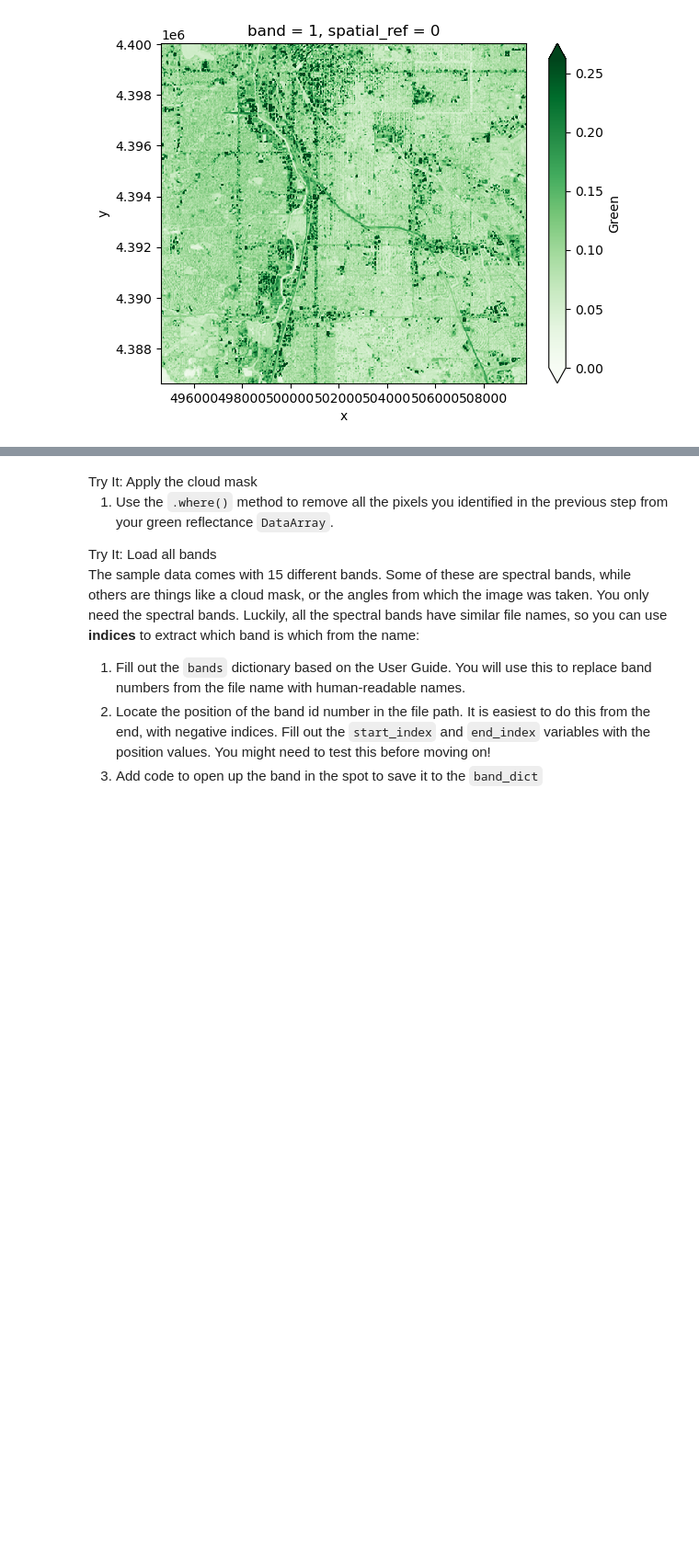
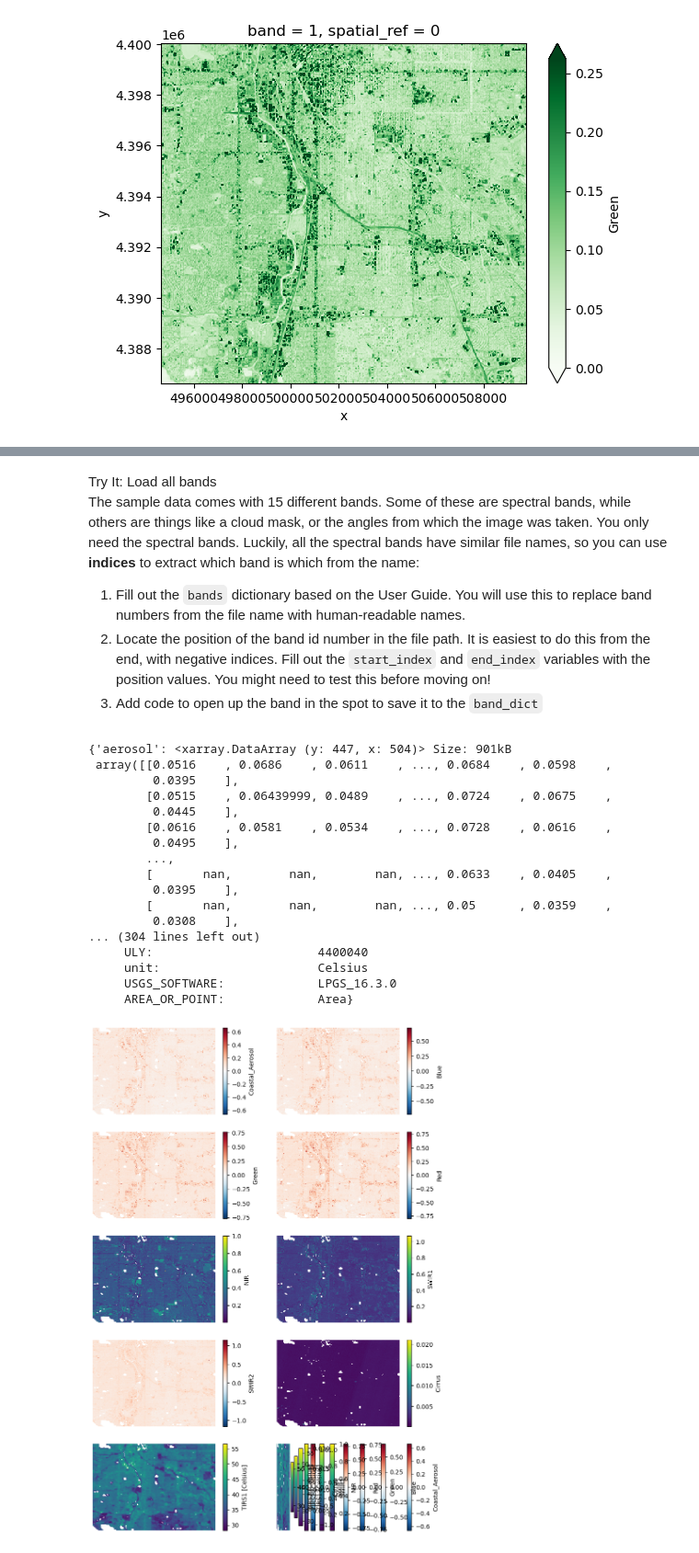
Before and after one commit to earthlab-education/fundamentals-04-redlining-tjstogoski, a Jupyter notebook: notebooks/redlining-32-wrangle-multispectral.ipynb, the cells around one changed output, grey strips where cells are left out. Shown at 92% size. Saved outputs shown, nothing was run; the diff lists cells and outputs as text; code cells hidden in the pictures; blank space fills up the shorter version.

```diff
--- a/notebooks/redlining-32-wrangle-multispectral.ipynb
+++ b/notebooks/redlining-32-wrangle-multispectral.ipynb
@@ -219,10 +264,4 @@ cloud_mask
 # %% [markdown]
-<link rel="stylesheet" type="text/css" href="./assets/styles.css"><div class="callout callout-style-default callout-titled callout-task"><div class="callout-header"><div class="callout-icon-container"><i class="callout-icon"></i></div><div class="callout-title-container flex-fill">Try It: Apply the cloud mask</div></div><div class="callout-body-container callout-body"><ol type="1">
-<li>Use the <code>.where()</code> method to remove all the pixels you
-identified in the previous step from your green reflectance
-<code>DataArray</code>.</li>
-</ol></div></div>
-
 <link rel="stylesheet" type="text/css" href="./assets/styles.css"><div class="callout callout-style-default callout-titled callout-task"><div class="callout-header"><div class="callout-icon-container"><i class="callout-icon"></i></div><div class="callout-title-container flex-fill">Try It: Load all bands</div></div><div class="callout-body-container callout-body"><p>The sample data comes with 15 different bands. Some of these are
 spectral bands, while others are things like a cloud mask, or the angles
 from which the image was taken. You only need the spectral bands.
@@ -243,21 +282,62 @@ position values. You might need to test this before moving on!</li>
 # %%
 # Define band labels
 bands = {
     'B01': 'aerosol',
-    ...
+    'B02': 'blue',
+    'B03': 'green',
+    'B04': 'red',
+    'B05': 'nir',
+    'B06': 'swir1',
+    'B07': 'swir2',
+    'B09': 'cirrus',
+    'B10': 'thermal1',
+    'B11': 'thermal2',
 }
 
+fig, ax = plt.subplots(5, 2, figsize=(10, 15))
+band_re = re.compile(r"(?P<band_id>[a-z]+).tif")
 band_dict = {}
-band_paths = glob(os.path.join(hls_dir, '*.tif'))
-for band_path in band_paths:
-    # Get the band number and name
-    start_index =
-    end_index =
-    band_id = band_path[start_index:end_index]
-    band_name = bands[band_id]
+band_paths = glob(os.path.join(hls_path, '*.B*.tif'))
 
-    # Open the band and accumulate
-    band_dict[band_name] =
+for band_path, subplot in zip(band_paths, ax.flatten()):
+    # Get the band name
+    band_name = bands[band_path[-7:-4]]
+
+    # Open the band
+    band_dict[band_name] = rxr.open_rasterio(
+        band_path, mask_and_scale=True).squeeze()
+
+    # Apply the cloud mask
+    band_dict[band_name] = (
+        band_dict[band_name]
+        .where(cloud_mask, band_dict[band_name].rio.nodata))
+
+    band_dict[band_name].plot()
+
+    # Plot the band to ensure it loads
+    band_dict[band_name].plot(ax=subplot)
+    subplot.set(title='')
+    subplot.axis('off')
+
 band_dict
+# %% [output]
+{'aerosol': <xarray.DataArray (y: 447, x: 504)> Size: 901kB
+ array([[0.0516    , 0.0686    , 0.0611    , ..., 0.0684    , 0.0598    ,
+         0.0395    ],
+        [0.0515    , 0.06439999, 0.0489    , ..., 0.0724    , 0.0675    ,
+         0.0445    ],
+        [0.0616    , 0.0581    , 0.0534    , ..., 0.0728    , 0.0616    ,
+         0.0495    ],
+        ...,
+        [       nan,        nan,        nan, ..., 0.0633    , 0.0405    ,
+         0.0395    ],
+        [       nan,        nan,        nan, ..., 0.05      , 0.0359    ,
+         0.0308    ],
+... (304 lines left out)
+     ULY:                       4400040
+     unit:                      Celsius
+     USGS_SOFTWARE:             LPGS_16.3.0
+     AREA_OR_POINT:             Area}
+[figure, added]
 # %%
 %store band_dict
```
Also changed, not shown: parts of 10 cells of this notebook, 6 other files.
